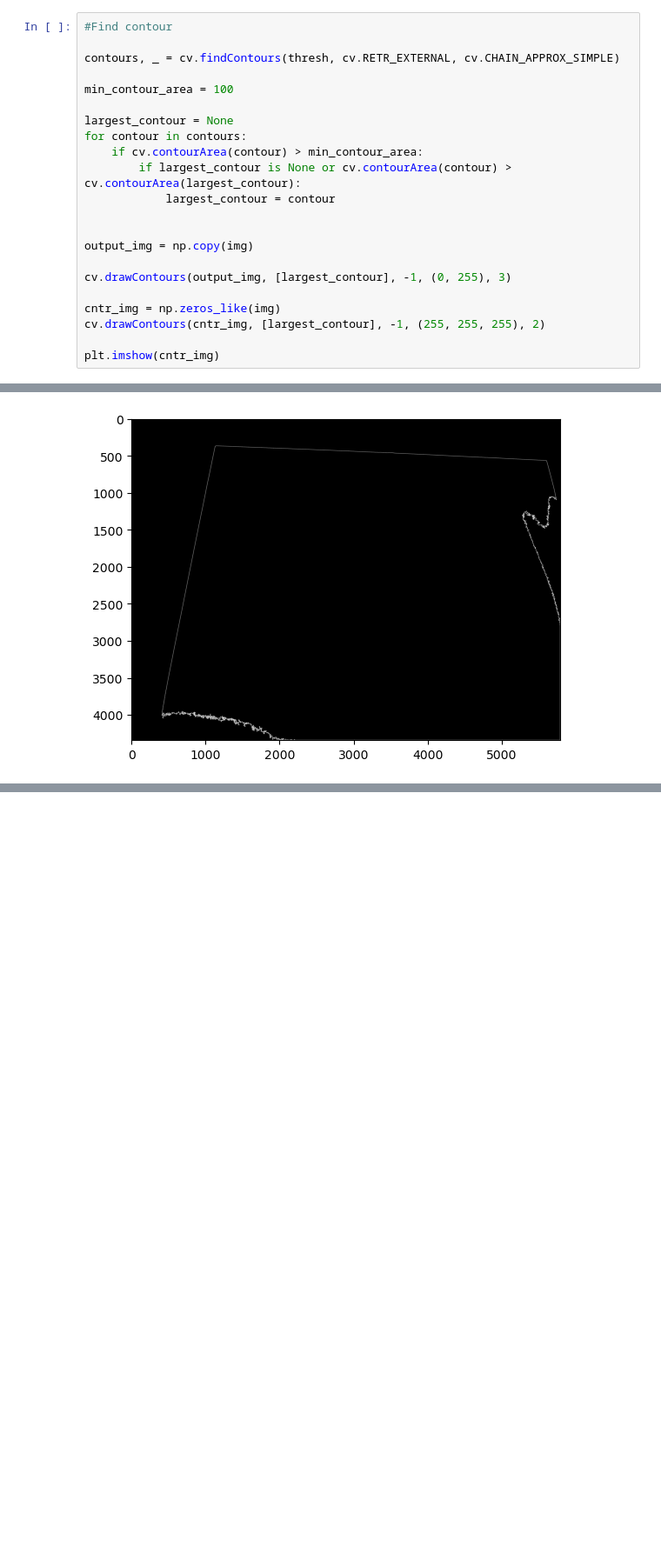
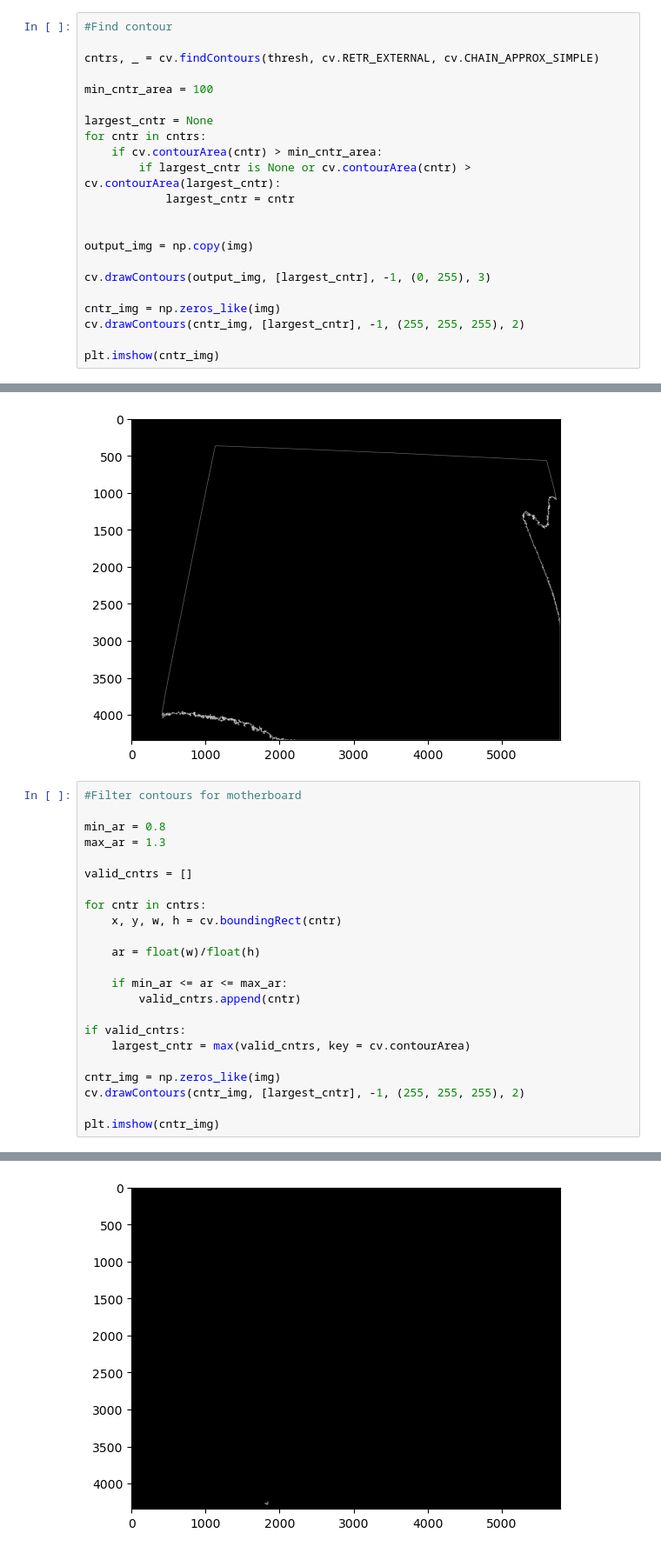
Before and after one commit to CaptainAhad/component-detection-project, a Jupyter notebook: Project 3 Code.ipynb, the cells around one changed output, grey strips where cells are left out. Shown: that part at 87% size. Drawn from its saved outputs; the diff is of its cells as text; blank space fills up the shorter version.

Commit message:
added aspect ratio to contour filtering

```diff
--- a/Project 3 Code.ipynb
+++ b/Project 3 Code.ipynb
@@ -33,25 +33,49 @@ plt.imshow(edges, cmap='gray')
 # %%
 #Find contour
 
-contours, _ = cv.findContours(thresh, cv.RETR_EXTERNAL, cv.CHAIN_APPROX_SIMPLE)
+cntrs, _ = cv.findContours(thresh, cv.RETR_EXTERNAL, cv.CHAIN_APPROX_SIMPLE)
 
-min_contour_area = 100
+min_cntr_area = 100
 
-largest_contour = None
-for contour in contours:
-    if cv.contourArea(contour) > min_contour_area:
-        if largest_contour is None or cv.contourArea(contour) > cv.contourArea(largest_contour):
-            largest_contour = contour
+largest_cntr = None
+for cntr in cntrs:
+    if cv.contourArea(cntr) > min_cntr_area:
+        if largest_cntr is None or cv.contourArea(cntr) > cv.contourArea(largest_cntr):
+            largest_cntr = cntr
 
 
 output_img = np.copy(img)
 
-cv.drawContours(output_img, [largest_contour], -1, (0, 255), 3)
+cv.drawContours(output_img, [largest_cntr], -1, (0, 255), 3)
 
 cntr_img = np.zeros_like(img)
-cv.drawContours(cntr_img, [largest_contour], -1, (255, 255, 255), 2)
+cv.drawContours(cntr_img, [largest_cntr], -1, (255, 255, 255), 2)
 
 plt.imshow(cntr_img)
 # %% [output]
 <matplotlib.image.AxesImage at 0x...>
 [figure]
+# %%
+#Filter contours for motherboard
+
+min_ar = 0.8
+max_ar = 1.3
+
+valid_cntrs = []
+
+for cntr in cntrs:
+    x, y, w, h = cv.boundingRect(cntr)
+
+    ar = float(w)/float(h)
+
+    if min_ar <= ar <= max_ar:
+        valid_cntrs.append(cntr)
+
+if valid_cntrs:
+    largest_cntr = max(valid_cntrs, key = cv.contourArea)
+
+cntr_img = np.zeros_like(img)
+cv.drawContours(cntr_img, [largest_cntr], -1, (255, 255, 255), 2)
+
+plt.imshow(cntr_img)
+# %% [output]
@@ -57,0 +83 @@ plt.imshow(cntr_img)
+[figure, added]
```
Also changed, not shown: parts of 1 cell of this notebook.
